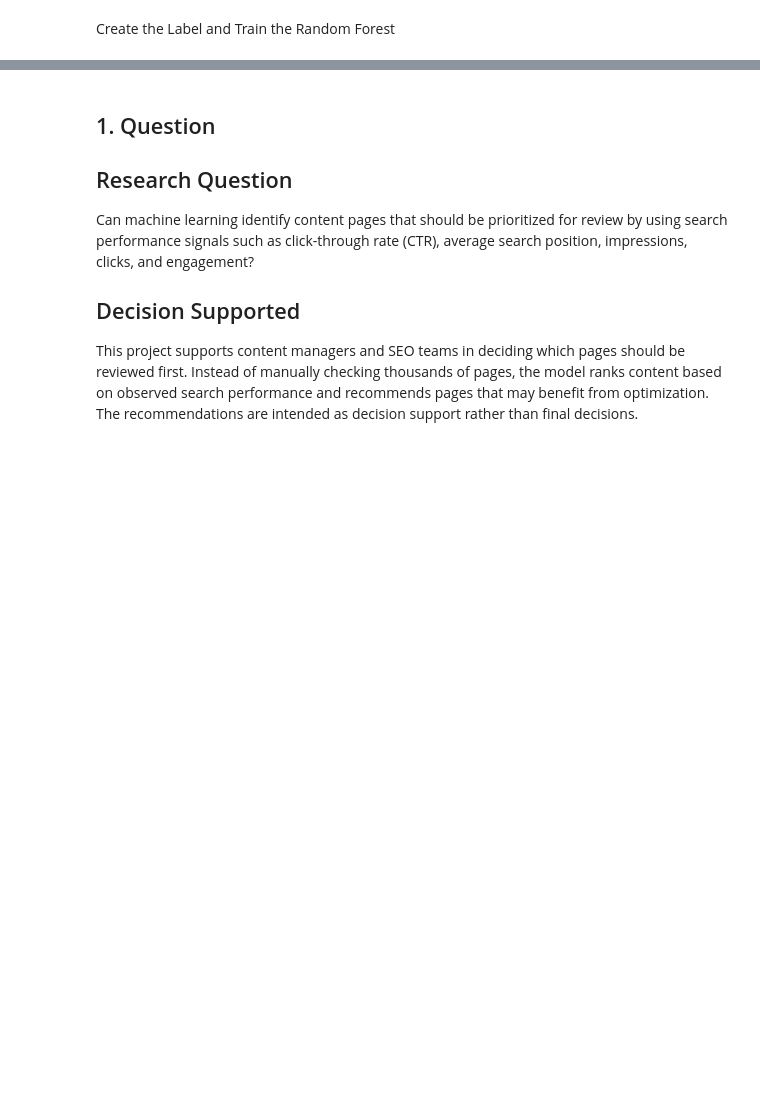
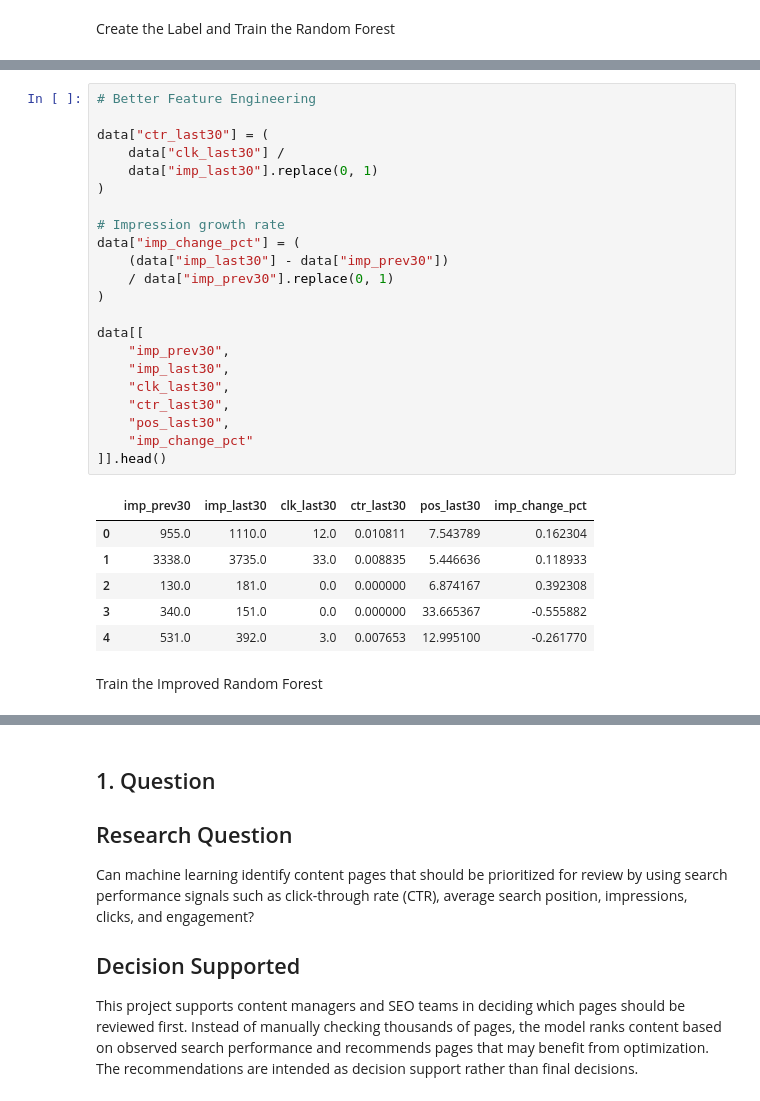
Before and after one commit to mirabdulbaqi/flyrank-ml-internship, a Jupyter notebook: work/notebooks/capstone.ipynb, the cells around one changed output, grey strips where cells are left out. Saved outputs shown, nothing was run; the diff lists cells and outputs as text; blank space fills up the shorter version.

```diff
--- a/work/notebooks/capstone.ipynb
+++ b/work/notebooks/capstone.ipynb
@@ -255,0 +256,31 @@ Confusion Matrix
+# %%
+# Better Feature Engineering
+
+data["ctr_last30"] = (
+    data["clk_last30"] /
+    data["imp_last30"].replace(0, 1)
+)
+
+# Impression growth rate
+data["imp_change_pct"] = (
+    (data["imp_last30"] - data["imp_prev30"])
+    / data["imp_prev30"].replace(0, 1)
+)
+
+data[[
+    "imp_prev30",
+    "imp_last30",
+    "clk_last30",
+    "ctr_last30",
+    "pos_last30",
+    "imp_change_pct"
+]].head()
+# %% [output]
+|  | imp_prev30 | imp_last30 | clk_last30 | ctr_last30 | pos_last30 | imp_change_pct |
+| 0 | 955.0 | 1110.0 | 12.0 | 0.010811 | 7.543789 | 0.162304 |
+| 1 | 3338.0 | 3735.0 | 33.0 | 0.008835 | 5.446636 | 0.118933 |
+| 2 | 130.0 | 181.0 | 0.0 | 0.000000 | 6.874167 | 0.392308 |
+| 3 | 340.0 | 151.0 | 0.0 | 0.000000 | 33.665367 | -0.555882 |
+| 4 | 531.0 | 392.0 | 3.0 | 0.007653 | 12.995100 | -0.261770 |
+# %% [markdown]
+Train the Improved Random Forest
```
Also changed, not shown: parts of 14 cells of this notebook.
